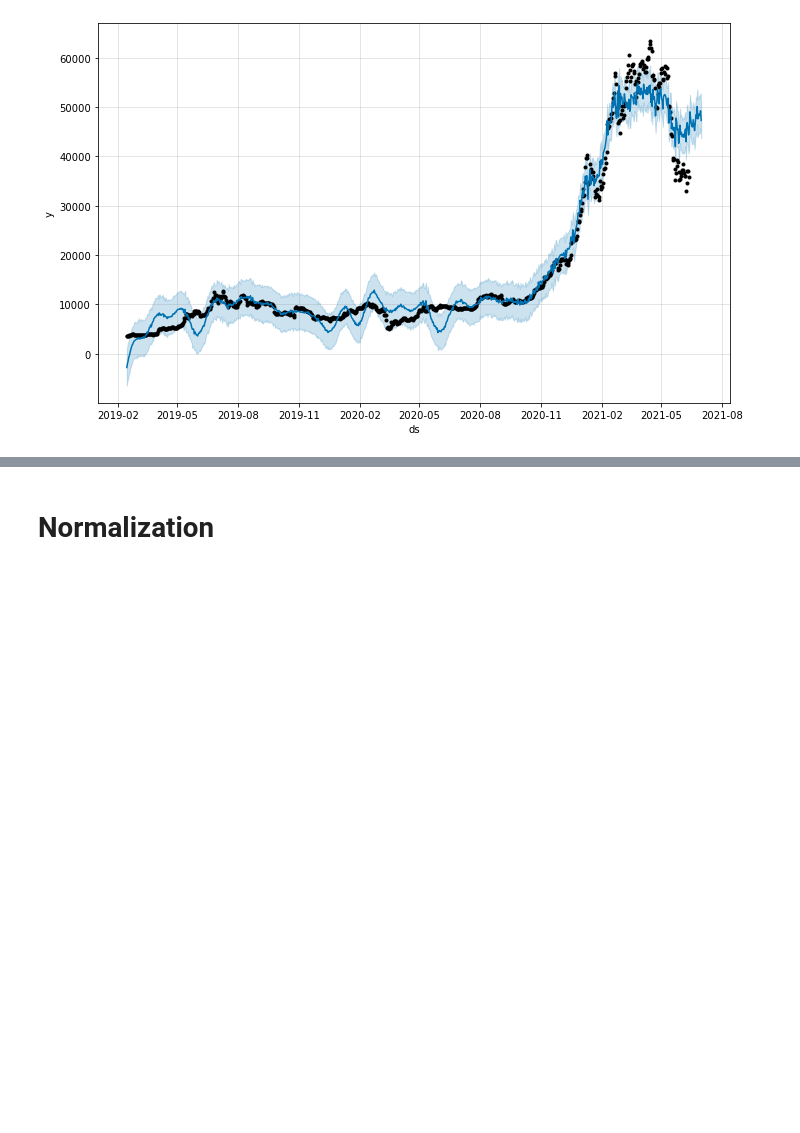
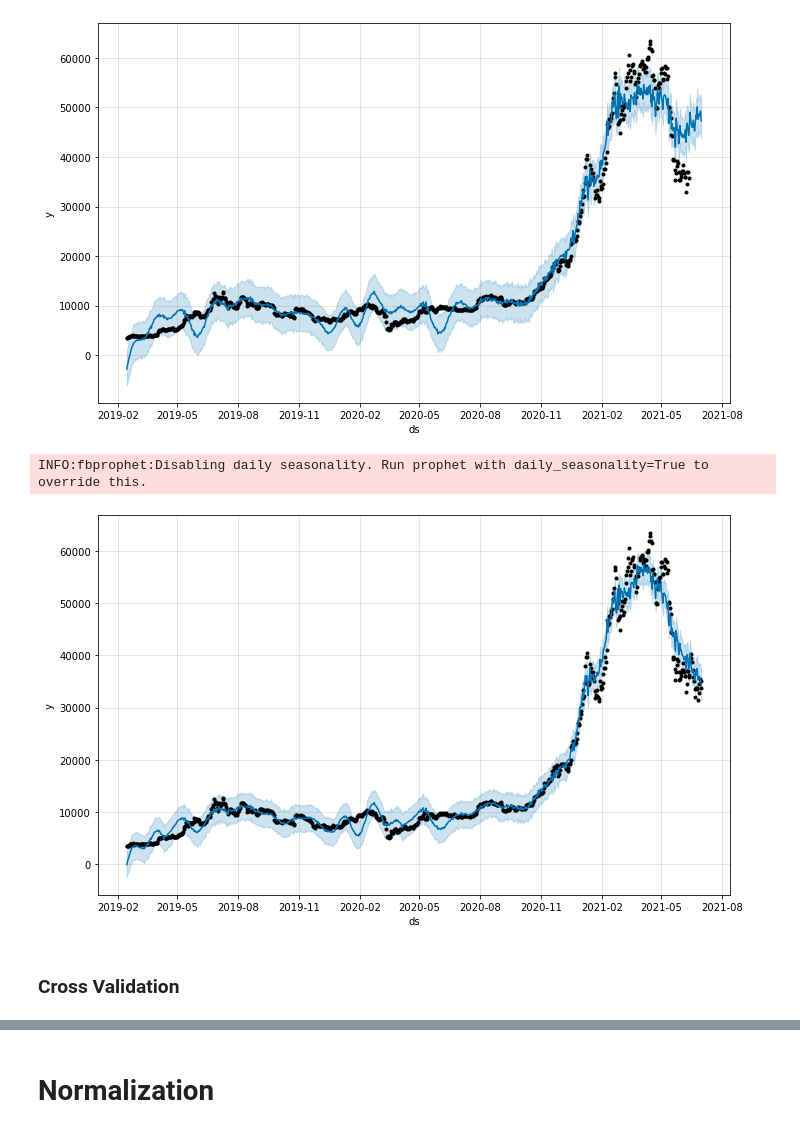
Before and after one commit to VeniJeen/CryptoSent, a Jupyter notebook: SandBox/test.ipynb, the cells around one changed output, grey strips where cells are left out. Drawn from its saved outputs; the diff is of its cells as text; code cells hidden in the pictures; blank space fills up the shorter version.

```diff
--- a/SandBox/test.ipynb
+++ b/SandBox/test.ipynb
@@ -291,3 +291,20 @@ fig1 = m.plot(forecast)
 # %% [output]
 INFO:fbprophet:Disabling daily seasonality. Run prophet with daily_seasonality=True to override this.
 [figure]
+# %%
+
+
+m = Prophet()
+m.add_regressor('polarity_lr')
+m.add_regressor('avg_hl_diff')
+m.add_regressor('avg_hl_pct_change')
+m.fit(pin.head(8550))
+forecast = m.predict(pin.drop(columns="y"))
+
+forecast[['ds', 'yhat', 'yhat_lower', 'yhat_upper']].tail()
+fig1 = m.plot(forecast)
+# %% [output]
+INFO:fbprophet:Disabling daily seasonality. Run prophet with daily_seasonality=True to override this.
+[figure, added]
+# %% [markdown]
+### Cross Validation
```
Also changed, not shown: parts of 5 cells of this notebook, 2 other files.
